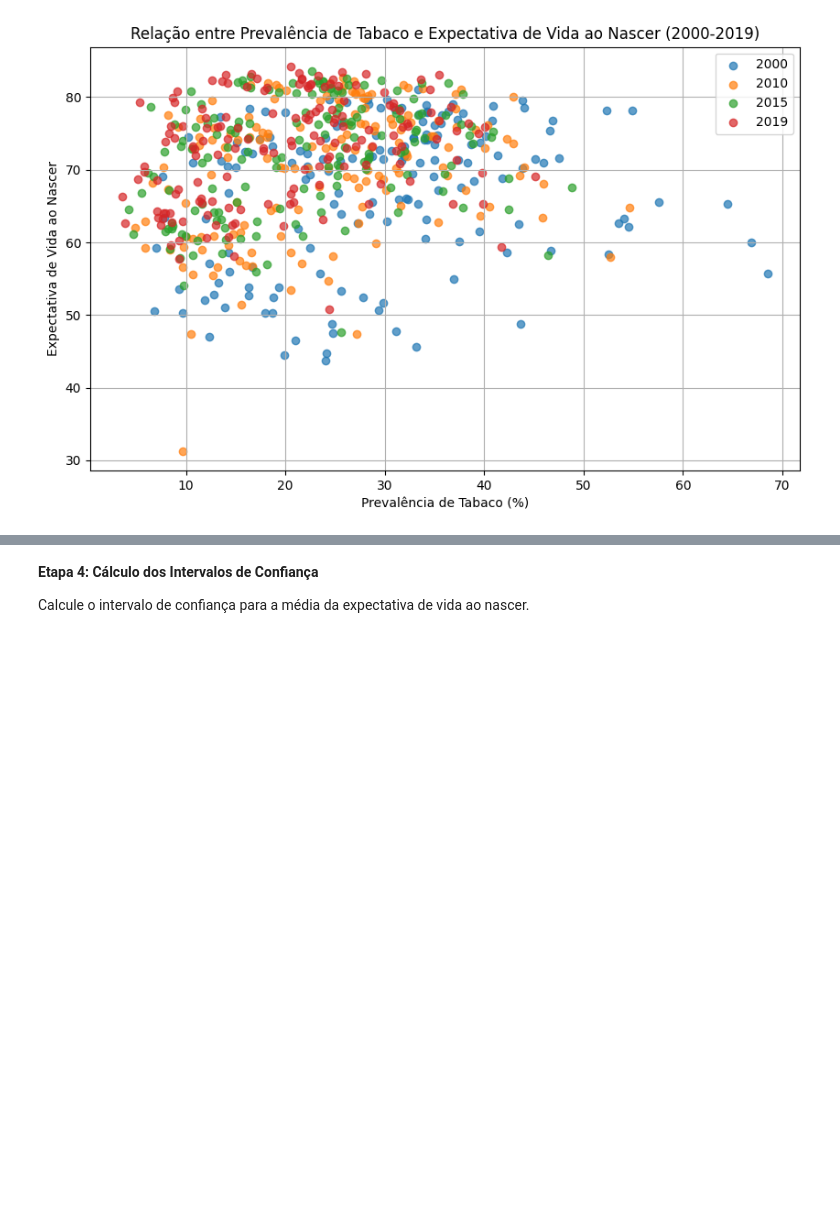
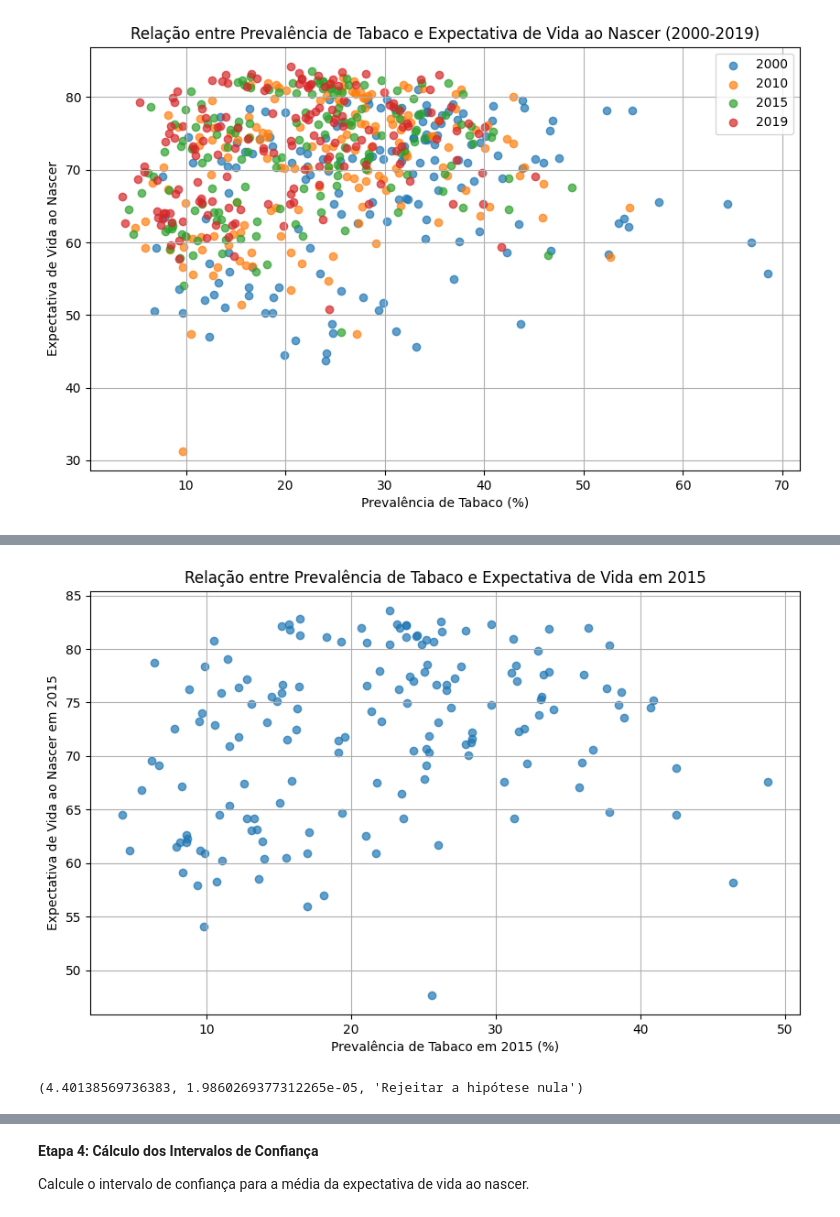
Before and after one commit to marcelomrad/Trabalho_Final_ICD, a Jupyter notebook: analise_saude.ipynb, the cells around one changed output, grey strips where cells are left out. Cells and saved outputs as stored; diff of their text form; code cells hidden in the pictures; blank space fills up the shorter version.

```diff
--- a/analise_saude.ipynb
+++ b/analise_saude.ipynb
@@ -234,0 +276,28 @@ t_stat_2000, p_value_2000, t_stat_2019, p_value_2019
+# %%
+# Teste de Hipótese para 2010
+tabaco_alto_2015 = df_exp_nasc_e_tabaco[df_exp_nasc_e_tabaco['2015_tabaco'] >= df_exp_nasc_e_tabaco['2015_tabaco'].median()]
+tabaco_baixo_2015 = df_exp_nasc_e_tabaco[df_exp_nasc_e_tabaco['2015_tabaco'] < df_exp_nasc_e_tabaco['2015_tabaco'].median()]
+
+t_stat_2015, p_value_2015 = stats.ttest_ind(tabaco_alto_2015['2015_expectativa'], tabaco_baixo_2015['2015_expectativa'])
+
+# Aceitar ou rejeitar a hipótese nula com base no valor de p
+alpha = 0.05  # Nível de significância de 0.05
+
+if p_value_2015 < alpha:
+    conclusao_2015 = "Rejeitar a hipótese nula"
+else:
+    conclusao_2015 = "Aceitar a hipótese nula"
+
+# Gráfico de Dispersão para 2015
+plt.figure(figsize=(10, 6))
+plt.scatter(df_exp_nasc_e_tabaco['2015_tabaco'], df_exp_nasc_e_tabaco['2015_expectativa'], alpha=0.7)
+plt.xlabel('Prevalência de Tabaco em 2015 (%)')
+plt.ylabel('Expectativa de Vida ao Nascer em 2015')
+plt.title('Relação entre Prevalência de Tabaco e Expectativa de Vida em 2015')
+plt.grid(True)
+plt.show()
+
+t_stat_2015, p_value_2015, conclusao_2015
+# %% [output]
+[figure, added]
+(4.40138569736383, 1.9860269377312265e-05, 'Rejeitar a hipótese nula')
```
Also changed, not shown: parts of 11 cells of this notebook.
